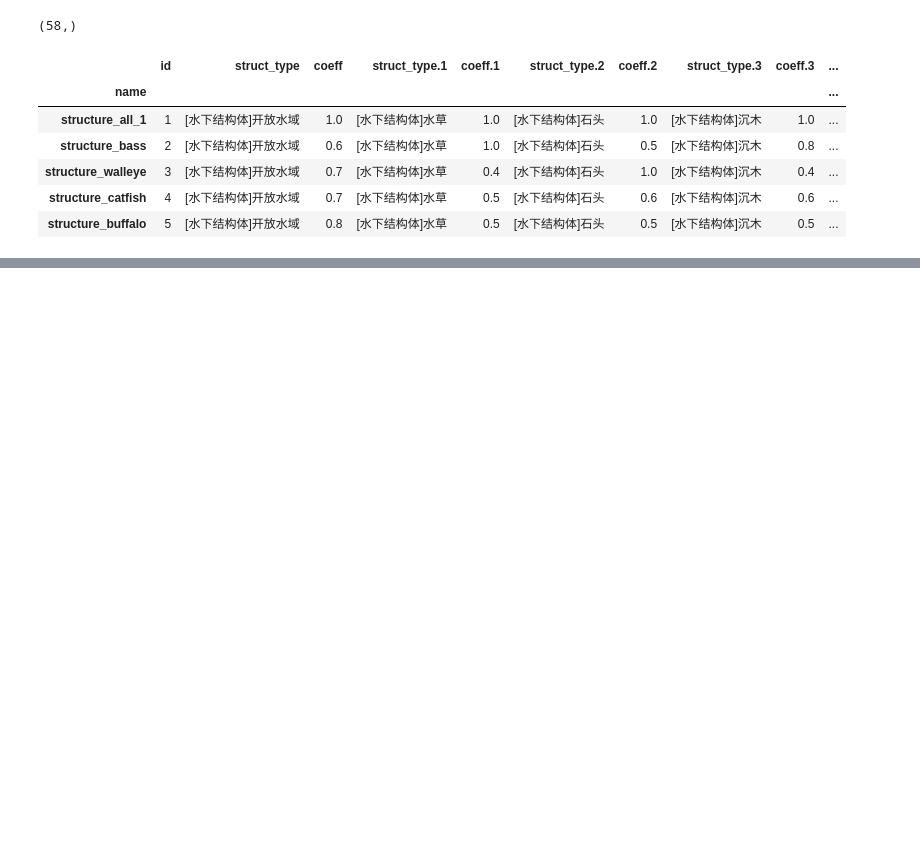
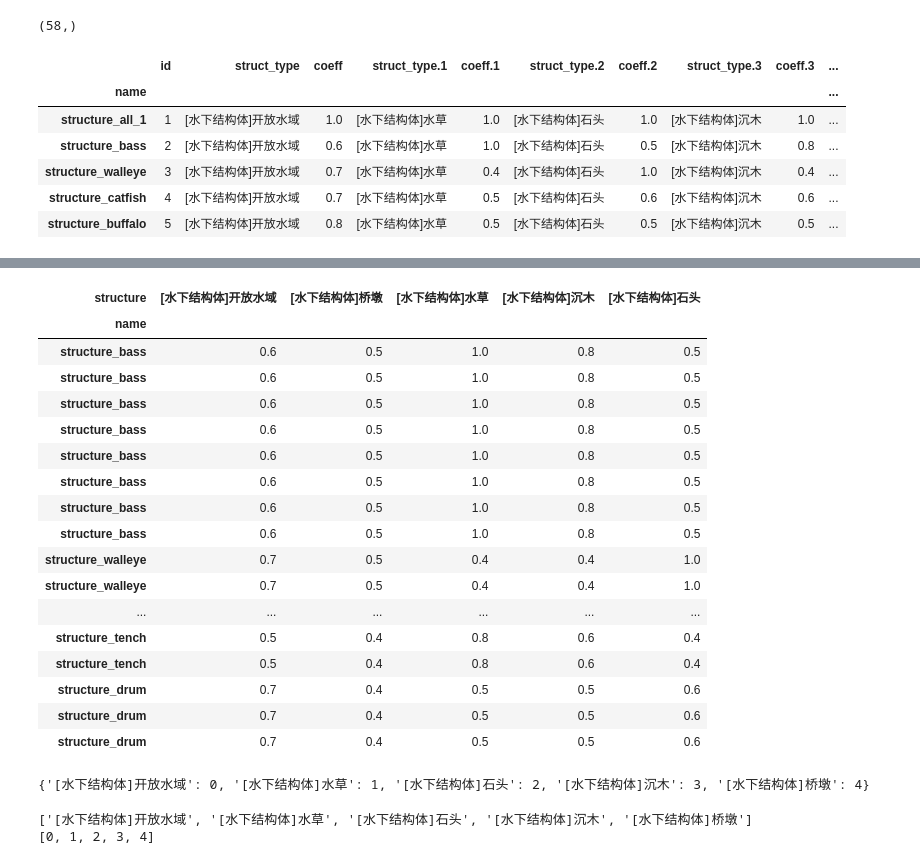
Before and after one commit to futouyiba/StatDemo, a Jupyter notebook: vectorizedConfigsVisualizer.ipynb, the cells around one changed output, grey strips where cells are left out. Drawn from its saved outputs; the diff is of its cells as text; code cells hidden in the pictures; blank space fills up the shorter version.

```diff
--- a/vectorizedConfigsVisualizer.ipynb
+++ b/vectorizedConfigsVisualizer.ipynb
@@ -415,0 +411,61 @@ structure
+# %%
+structAffIds = fishEnvAffinityDf['struct_id'].values
+fishToStructAffDf = pivot_table.loc[structAffIds]
+fishToStructAffDf
+# %% [output]
+| structure | [水下结构体]开放水域 | [水下结构体]桥墩 | [水下结构体]水草 | [水下结构体]沉木 | [水下结构体]石头 |
+| name |  |  |  |  |  |
+| structure_bass | 0.6 | 0.5 | 1.0 | 0.8 | 0.5 |
+| structure_bass | 0.6 | 0.5 | 1.0 | 0.8 | 0.5 |
+| structure_bass | 0.6 | 0.5 | 1.0 | 0.8 | 0.5 |
+| structure_bass | 0.6 | 0.5 | 1.0 | 0.8 | 0.5 |
+| structure_bass | 0.6 | 0.5 | 1.0 | 0.8 | 0.5 |
+| structure_bass | 0.6 | 0.5 | 1.0 | 0.8 | 0.5 |
+| structure_bass | 0.6 | 0.5 | 1.0 | 0.8 | 0.5 |
+| structure_bass | 0.6 | 0.5 | 1.0 | 0.8 | 0.5 |
+| structure_walleye | 0.7 | 0.5 | 0.4 | 0.4 | 1.0 |
+| structure_walleye | 0.7 | 0.5 | 0.4 | 0.4 | 1.0 |
+| ... | ... | ... | ... | ... | ... |
+| structure_tench | 0.5 | 0.4 | 0.8 | 0.6 | 0.4 |
+| structure_tench | 0.5 | 0.4 | 0.8 | 0.6 | 0.4 |
+| structure_drum | 0.7 | 0.4 | 0.5 | 0.5 | 0.6 |
+| structure_drum | 0.7 | 0.4 | 0.5 | 0.5 | 0.6 |
+| structure_drum | 0.7 | 0.4 | 0.5 | 0.5 | 0.6 |
+# %%
+# 读取Excel文件
+df = pd.read_excel('configs/xlsx_channel/2001/enum.xlsx', header=None)
+
+# 初始化一个字典来存储结果
+struct_dict = {}
+is_struct_section = False
+
+# 遍历DataFrame的行
+for _, row in df.iterrows():
+    # 检查是否到了水下结构体部分
+    if row[0] == '[水下结构体类型]':
+        is_struct_section = True
+        continue
+
+    # 如果是空行或遇到下一个分类，则停止
+    if pd.isna(row[0]) or (row[0].startswith('[') and not row[0].startswith('[水下结构体]')):
+        is_struct_section = False
+        continue
+
+    # 如果在水下结构体部分，且行不为空，则提取数据
+    if is_struct_section and not pd.isna(row[0]):
+        name = row[0]
+        value = int(row[1])  # 获取对应的数值
+        struct_dict[name] = value
+
+# 打印结果
+print(struct_dict)
+# %% [output]
+{'[水下结构体]开放水域': 0, '[水下结构体]水草': 1, '[水下结构体]石头': 2, '[水下结构体]沉木': 3, '[水下结构体]桥墩': 4}
+# %%
+# 检查fishToStructAffDf的列名是否按照struct_dict的顺序排列
+columns_list = fishToStructAffDf.columns.tolist()
+print(columns_list)
+print([struct_dict[col] for col in columns_list])
+# %% [output]
+['[水下结构体]开放水域', '[水下结构体]水草', '[水下结构体]石头', '[水下结构体]沉木', '[水下结构体]桥墩']
+[0, 1, 2, 3, 4]
```
Also changed, not shown: parts of 5 cells of this notebook.
